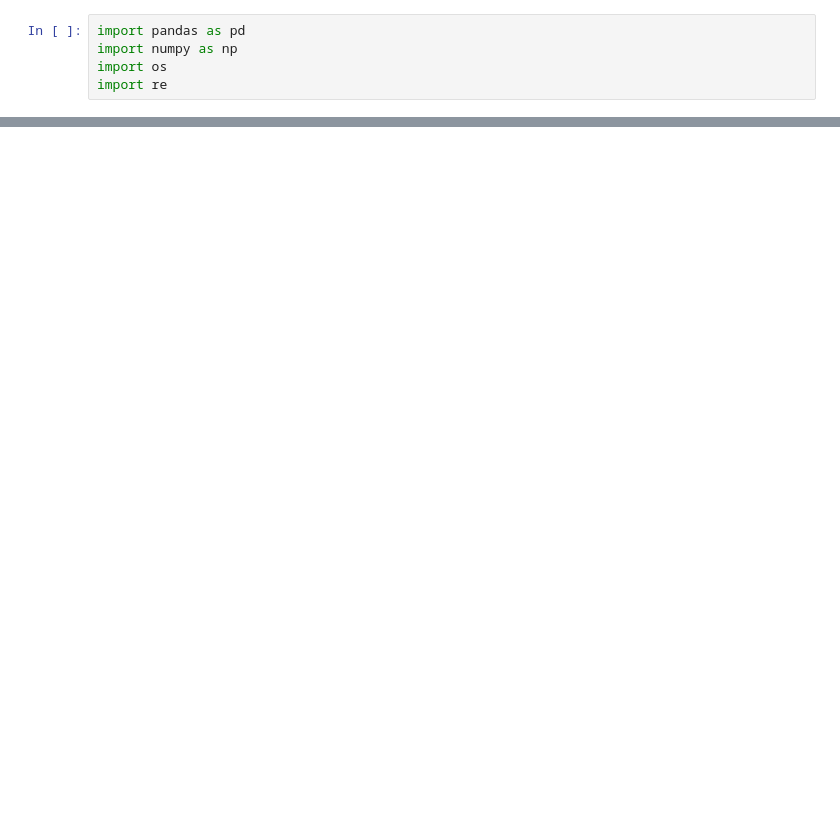
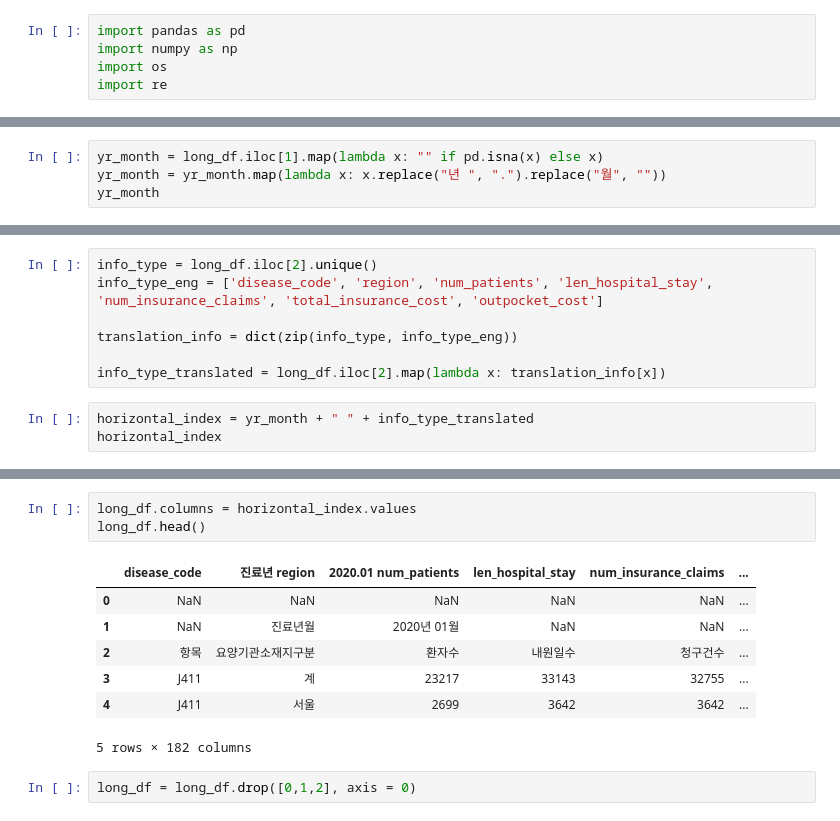
Before and after one commit to seohyeonlee2020/p-ollution, a Jupyter notebook: diseaseDataClean.ipynb, the cells around one changed output, grey strips where cells are left out. Cells and saved outputs as stored; diff of their text form; blank space fills up the shorter version.

```diff
--- a/diseaseDataClean.ipynb
+++ b/diseaseDataClean.ipynb
@@ -258,0 +49,4 @@ dis[1000:1050]
+# %%
+yr_month = long_df.iloc[1].map(lambda x: "" if pd.isna(x) else x)
+yr_month = yr_month.map(lambda x: x.replace("년 ", ".").replace("월", ""))
+yr_month
@@ -258,0 +66,10 @@ dis[1000:1050]
+# %%
+info_type = long_df.iloc[2].unique()
+info_type_eng = ['disease_code', 'region', 'num_patients', 'len_hospital_stay', 'num_insurance_claims', 'total_insurance_cost', 'outpocket_cost']
+
+translation_info = dict(zip(info_type, info_type_eng))
+
+info_type_translated = long_df.iloc[2].map(lambda x: translation_info[x])
+# %%
+horizontal_index = yr_month + " " + info_type_translated
+horizontal_index
@@ -258,0 +89,13 @@ dis[1000:1050]
+# %%
+long_df.columns = horizontal_index.values
+long_df.head()
+# %% [output]
+|  | disease_code | 진료년 region | 2020.01 num_patients | len_hospital_stay | num_insurance_claims | ... |
+| 0 | NaN | NaN | NaN | NaN | NaN | ... |
+| 1 | NaN | 진료년월 | 2020년 01월 | NaN | NaN | ... |
+| 2 | 항목 | 요양기관소재지구분 | 환자수 | 내원일수 | 청구건수 | ... |
+| 3 | J411 | 계 | 23217 | 33143 | 32755 | ... |
+| 4 | J411 | 서울 | 2699 | 3642 | 3642 | ... |
+5 rows × 182 columns
+# %%
+long_df = long_df.drop([0,1,2], axis = 0)
```
Also changed, not shown: parts of 36 cells of this notebook, 18 other files.
